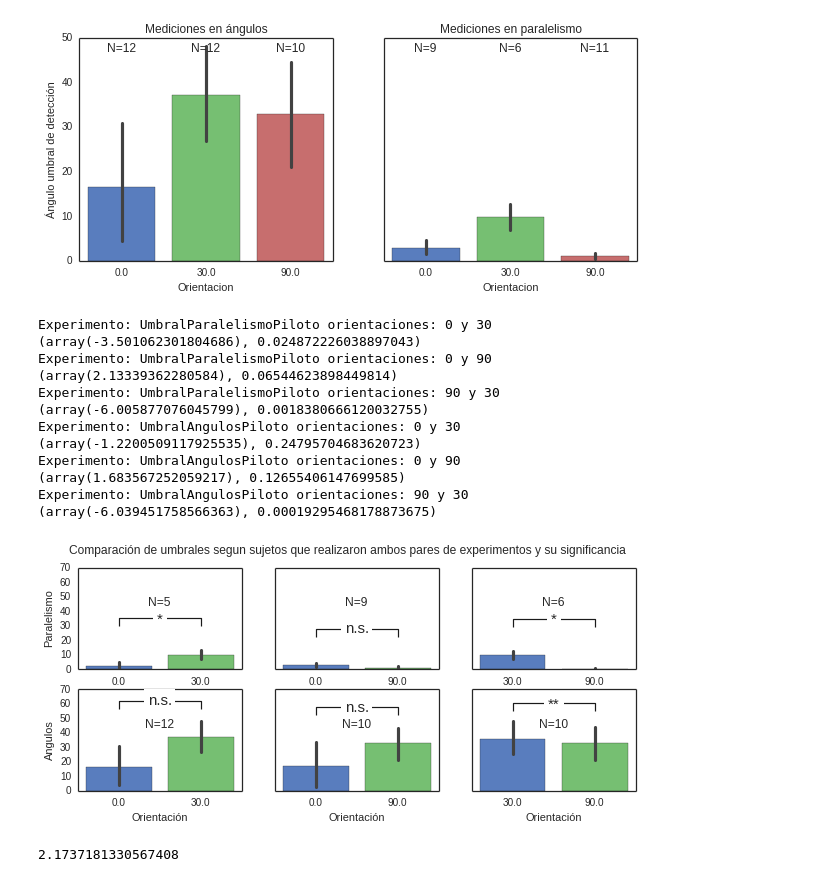
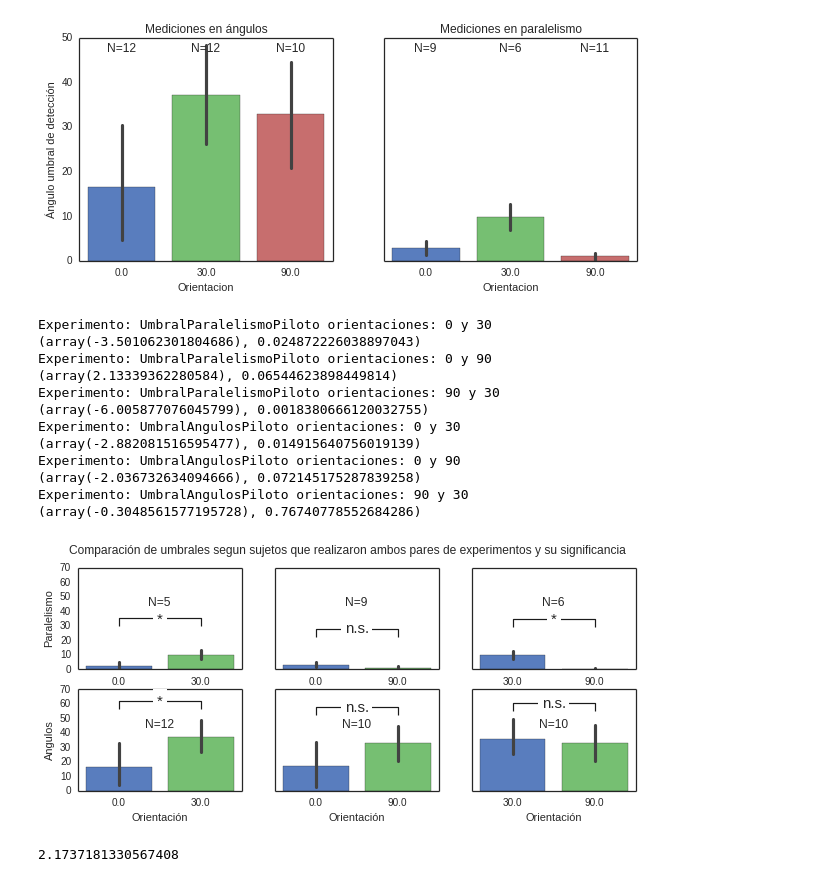
Before and after one commit to IoniUTDT/IPyVisound, a Jupyter notebook: ProcesamientoPostDependenciaAngulo/Analisis Experimento 1 Mejorado.ipynb, the cells around one changed output. Drawn from its saved outputs; the diff is of its cells as text; code cells hidden in the pictures.

```diff
--- a/ProcesamientoPostDependenciaAngulo/Analisis Experimento 1 Mejorado.ipynb
+++ b/ProcesamientoPostDependenciaAngulo/Analisis Experimento 1 Mejorado.ipynb
@@ -496,7 +497,6 @@ fig.show()
 # %% [output]
 [figure]
 # %%
-import scipy.stats
 comparaciones = [[0,30,'UmbralParalelismoPiloto'],[0,90,'UmbralParalelismoPiloto'],[90,30,'UmbralParalelismoPiloto'],
                 [0,30,'UmbralAngulosPiloto'],[0,90,'UmbralAngulosPiloto'],[90,30,'UmbralAngulosPiloto']]
 
@@ -510,9 +510,9 @@ for i, comparacion in enumerate (comparaciones):
     serie1 = []
     serie2 = []
     for sujeto in Usuarios:
-        Data = DataLindaUmbrales[(DataLindaUmbrales['userId']==sujeto) & (DataLindaUmbrales['referencia']==comparacion[0]) & (DataLindaUmbrales['expName']==exp)]['umbralPromedio'].iloc[0]
+        Data = DataLindaUmbrales[(DataLindaUmbrales['userId']==sujeto) & (DataLindaUmbrales['referencia']==comparacion[0]) & (DataLindaUmbrales['expName']==comparacion[2])]['umbralPromedio'].iloc[0]
         serie1 = serie1 + [Data]
-        Data = DataLindaUmbrales[(DataLindaUmbrales['userId']==sujeto) & (DataLindaUmbrales['referencia']==comparacion[1]) & (DataLindaUmbrales['expName']==exp)]['umbralPromedio'].iloc[0]
+        Data = DataLindaUmbrales[(DataLindaUmbrales['userId']==sujeto) & (DataLindaUmbrales['referencia']==comparacion[1]) & (DataLindaUmbrales['expName']==comparacion[2])]['umbralPromedio'].iloc[0]
         serie2 = serie2 + [Data]
 
     print ('Experimento: '+comparacion[2]+' orientaciones: '+str(comparacion[0])+' y '+str(comparacion[1]))
@@ -551,37 +551,37 @@ for i, comparacion in enumerate (comparaciones):
         displaystring = r'***'
     elif p<0.001:
         displaystring = r'**'
     else:
         displaystring = r'*'
 
     offset = 25
     height = offset +  max(data[data['referencia']==comparacion[0]]['umbralPromedio'].mean(),data[data['referencia']==comparacion[1]]['umbralPromedio'].mean())
     significance_bar(axes,height,displaystring)
 
 
 
 for axes in ax[1]:
     axes.set_xlabel('Orientación')
 ax[0,0].set_ylabel('Paralelismo')
 ax[1,0].set_ylabel('Angulos')
 fig.suptitle('Comparación de umbrales segun sujetos que realizaron ambos pares de experimentos y su significancia')
 
 fig.savefig('./../Images/Exp1_ResultadosDetalle', bbox_inches='tight')
 fig.show()
 # %% [output]
 Experimento: UmbralParalelismoPiloto orientaciones: 0 y 30
 (array(-3.501062301804686), 0.024872226038897043)
 Experimento: UmbralParalelismoPiloto orientaciones: 0 y 90
 (array(2.13339362280584), 0.06544623898449814)
 Experimento: UmbralParalelismoPiloto orientaciones: 90 y 30
 (array(-6.005877076045799), 0.0018380666120032755)
 Experimento: UmbralAngulosPiloto orientaciones: 0 y 30
-(array(-1.2200509117925535), 0.24795704683620723)
+(array(-2.882081516595477), 0.014915640756019139)
 Experimento: UmbralAngulosPiloto orientaciones: 0 y 90
-(array(1.683567252059217), 0.12655406147699585)
+(array(-2.036732634094666), 0.072145175287839258)
 Experimento: UmbralAngulosPiloto orientaciones: 90 y 30
-(array(-6.039451758566363), 0.00019295468178873675)
+(array(-0.3048561577195728), 0.76740778552684286)
-[figure, old version]
+[figure, new version]
 # %%
 data[data['referencia']==comparacion[0]]['umbralPromedio'].mean()
 # %% [output]
```
Also changed, not shown: parts of 1 cell of this notebook, 2 other files.
